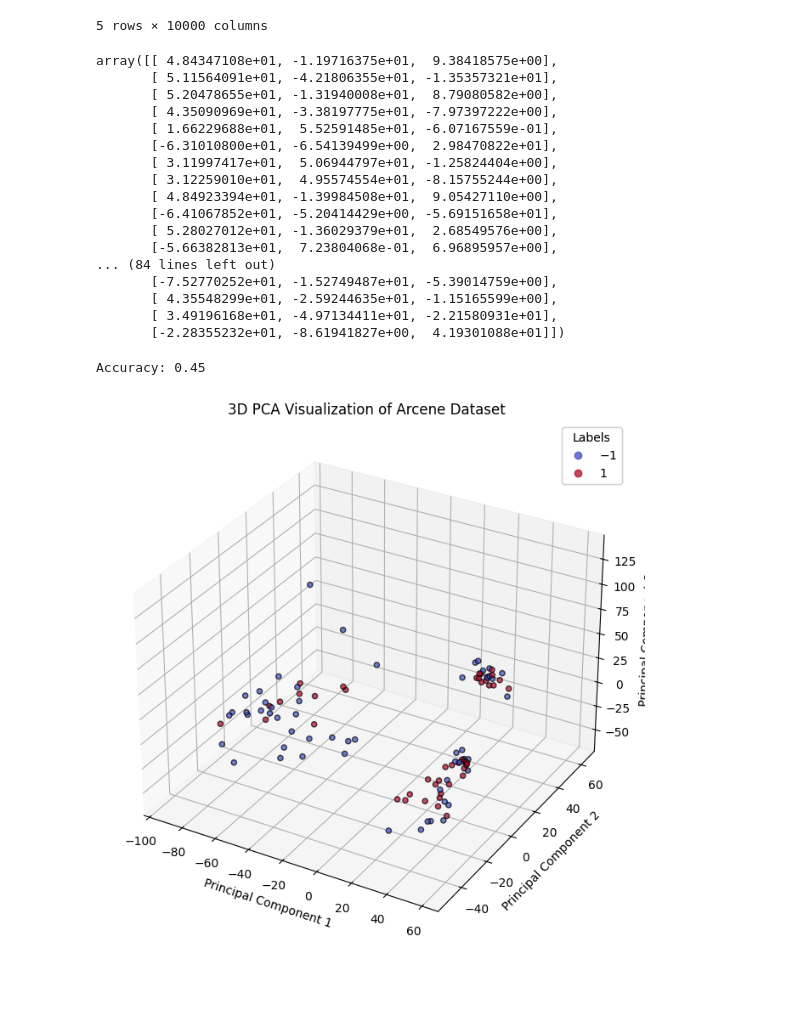
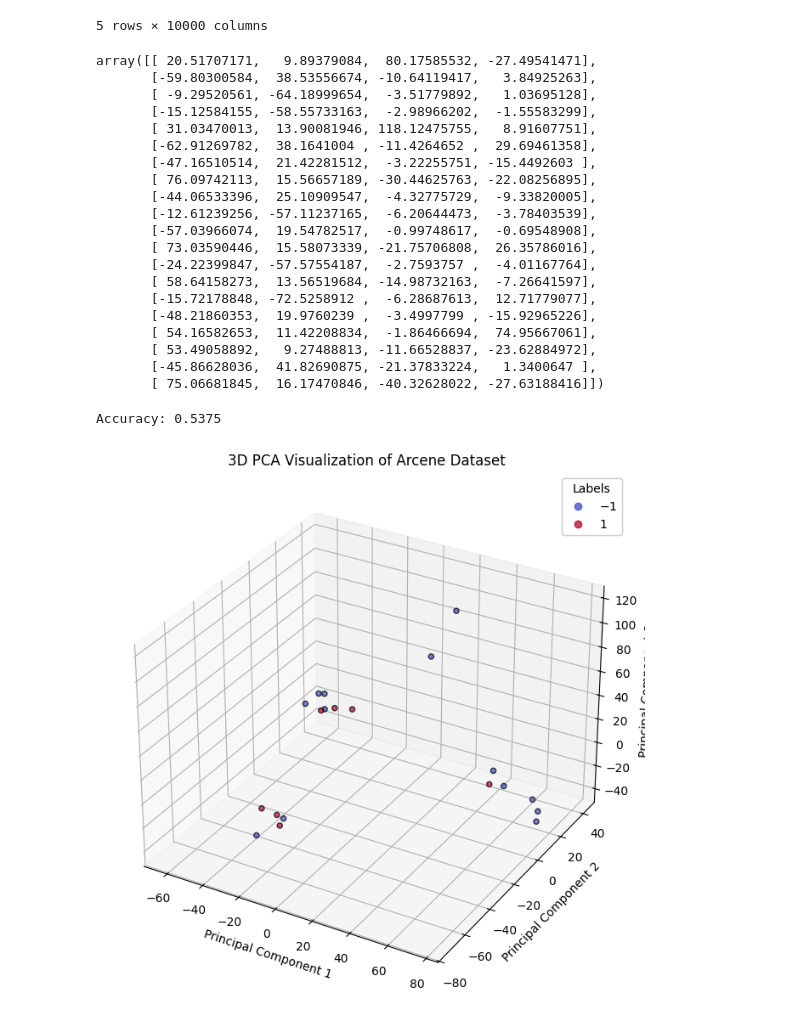
Before and after one commit to Rishiiitha/pca, a Jupyter notebook: code1.ipynb, the cells around one changed output. Saved outputs shown, nothing was run; the diff lists cells and outputs as text; code cells hidden in the pictures; blank space fills up the shorter version.

```diff
--- a/code1.ipynb
+++ b/code1.ipynb
@@ -43,22 +58,16 @@ Name: count, dtype: int64
 import pandas as pd
 from sklearn.decomposition import PCA
 from sklearn.preprocessing import StandardScaler
+from sklearn.model_selection import train_test_split
+
+X_train,X_test,y_train,y_test=train_test_split(X,y,train_size=0.2,random_state=3)
+scaler = StandardScaler()
+X_train = scaler.fit_transform(X_train)
+X_test=scaler.transform(X_test)
 
 
-X = pd.read_csv('arcene_train.data', delim_whitespace=True, header=None)
-y = pd.read_csv('arcene_train.labels', header=None)
-
-scaler = StandardScaler()
-X_scaled = scaler.fit_transform(X)
-
-
-pca = PCA(n_components=3)
-X_pca = pca.fit_transform(X_scaled)
-
+pca = PCA(n_components=4)
+X_pca = pca.fit_transform(X_train)
+Xt_pca=pca.transform(X_test)
 df_pca = pd.DataFrame(X_pca)
 df_pca['label'] = y
-
-
-df_pca.to_csv('arcene_pca_with_labels.csv', index=False)
-
-print('PCA completed. Data saved as arcene_pca_with_labels.csv')
@@ -77,58 +84,61 @@ X.head()
 # %%
 X_pca
 # %% [output]
-array([[ 4.84347108e+01, -1.19716375e+01,  9.38418575e+00],
-       [ 5.11564091e+01, -4.21806355e+01, -1.35357321e+01],
-       [ 5.20478655e+01, -1.31940008e+01,  8.79080582e+00],
-       [ 4.35090969e+01, -3.38197775e+01, -7.97397222e+00],
-       [ 1.66229688e+01,  5.52591485e+01, -6.07167559e-01],
-       [-6.31010800e+01, -6.54139499e+00,  2.98470822e+01],
-       [ 3.11997417e+01,  5.06944797e+01, -1.25824404e+00],
-       [ 3.12259010e+01,  4.95574554e+01, -8.15755244e+00],
-       [ 4.84923394e+01, -1.39984508e+01,  9.05427110e+00],
-       [-6.41067852e+01, -5.20414429e+00, -5.69151658e+01],
-       [ 5.28027012e+01, -1.36029379e+01,  2.68549576e+00],
-       [-5.66382813e+01,  7.23804068e-01,  6.96895957e+00],
-... (84 lines left out)
-       [-7.52770252e+01, -1.52749487e+01, -5.39014759e+00],
-       [ 4.35548299e+01, -2.59244635e+01, -1.15165599e+00],
-       [ 3.49196168e+01, -4.97134411e+01, -2.21580931e+01],
-       [-2.28355232e+01, -8.61941827e+00,  4.19301088e+01]])
+array([[ 20.51707171,   9.89379084,  80.17585532, -27.49541471],
+       [-59.80300584,  38.53556674, -10.64119417,   3.84925263],
+       [ -9.29520561, -64.18999654,  -3.51779892,   1.03695128],
+       [-15.12584155, -58.55733163,  -2.98966202,  -1.55583299],
+       [ 31.03470013,  13.90081946, 118.12475755,   8.91607751],
+       [-62.91269782,  38.1641004 , -11.4264652 ,  29.69461358],
+       [-47.16510514,  21.42281512,  -3.22255751, -15.4492603 ],
+       [ 76.09742113,  15.56657189, -30.44625763, -22.08256895],
+       [-44.06533396,  25.10909547,  -4.32775729,  -9.33820005],
+       [-12.61239256, -57.11237165,  -6.20644473,  -3.78403539],
+       [-57.03966074,  19.54782517,  -0.99748617,  -0.69548908],
+       [ 73.03590446,  15.58073339, -21.75706808,  26.35786016],
+       [-24.22399847, -57.57554187,  -2.7593757 ,  -4.01167764],
+       [ 58.64158273,  13.56519684, -14.98732163,  -7.26641597],
+       [-15.72178848, -72.5258912 ,  -6.28687613,  12.71779077],
+       [-48.21860353,  19.9760239 ,  -3.4997799 , -15.92965226],
+       [ 54.16582653,  11.42208834,  -1.86466694,  74.95667061],
+       [ 53.49058892,   9.27488813, -11.66528837, -23.62884972],
+       [-45.86628036,  41.82690875, -21.37833224,   1.3400647 ],
+       [ 75.06681845,  16.17470846, -40.32628022, -27.63188416]])
 # %%
 from sklearn.model_selection import train_test_split
 from sklearn.svm import SVC
 from sklearn.metrics import accuracy_score
 
-X_train, X_test, y_train, y_test = train_test_split(X_pca, y, test_size=0.2, random_state=42)
+
 
 clf = SVC()
-clf.fit(X_train, y_train.values.ravel())
+clf.fit(X_pca, y_train.values.ravel())
 
-y_pred = clf.predict(X_test)
+y_pred = clf.predict(Xt_pca)
 
 print('Accuracy:', accuracy_score(y_test, y_pred))
 # %% [output]
-Accuracy: 0.45
+Accuracy: 0.5375
 # %%
 import pandas as pd
 import numpy as np
 import matplotlib.pyplot as plt
 
 
 fig = plt.figure(figsize=(10, 8))
 ax = fig.add_subplot(111, projection='3d')
 
 scatter = ax.scatter(
     X_pca[:, 0], X_pca[:, 1], X_pca[:, 2],
-    c=y, cmap='coolwarm', edgecolor='k', alpha=0.7
+    c=y_train, cmap='coolwarm', edgecolor='k', alpha=0.7
 )
 
 ax.set_xlabel('Principal Component 1')
 ax.set_ylabel('Principal Component 2')
 ax.set_zlabel('Principal Component 3')
 ax.set_title('3D PCA Visualization of Arcene Dataset')
 legend = ax.legend(*scatter.legend_elements(), title="Labels")
 ax.add_artist(legend)
 plt.show()
 # %% [output]
-[figure, old version]
+[figure, new version]
```
Also changed, not shown: parts of 4 cells of this notebook, 5 other files.
